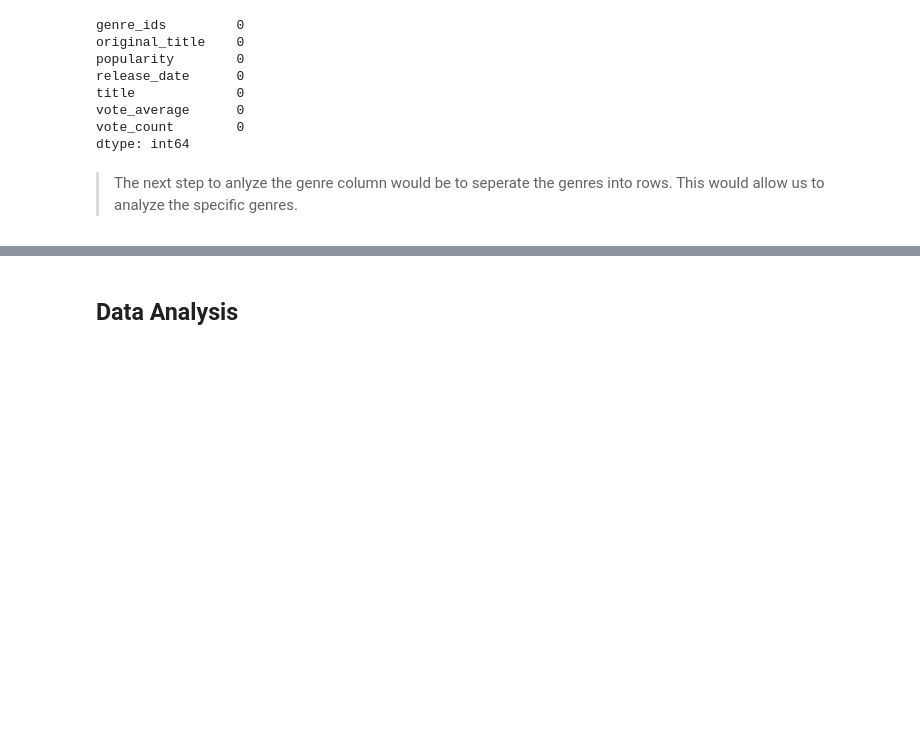
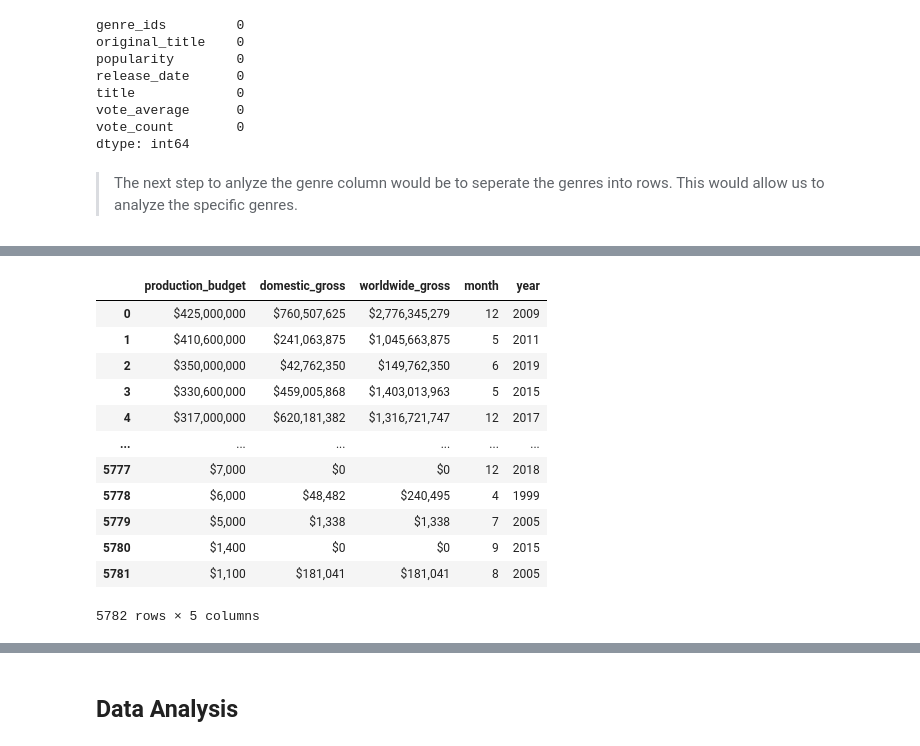
Before and after one commit to CrisThatOneCris/dsc-phase-1-project-v2-4, a Jupyter notebook: student.ipynb, the cells around one changed output, grey strips where cells are left out. Drawn from its saved outputs; the diff is of its cells as text; code cells hidden in the pictures; blank space fills up the shorter version.

```diff
--- a/student.ipynb
+++ b/student.ipynb
@@ -416,0 +444,17 @@ genre_avg_pop = genre_groups['popularity'].mean().reset_index().sort_values('pop
+# %%
+tn_movie_copy.drop(['release_date', 'id', 'movie'], axis=1, inplace=True)
+tn_movie_copy
+# %% [output]
+|  | production_budget | domestic_gross | worldwide_gross | month | year |
+| 0 | $425,000,000 | $760,507,625 | $2,776,345,279 | 12 | 2009 |
+| 1 | $410,600,000 | $241,063,875 | $1,045,663,875 | 5 | 2011 |
+| 2 | $350,000,000 | $42,762,350 | $149,762,350 | 6 | 2019 |
+| 3 | $330,600,000 | $459,005,868 | $1,403,013,963 | 5 | 2015 |
+| 4 | $317,000,000 | $620,181,382 | $1,316,721,747 | 12 | 2017 |
+| ... | ... | ... | ... | ... | ... |
+| 5777 | $7,000 | $0 | $0 | 12 | 2018 |
+| 5778 | $6,000 | $48,482 | $240,495 | 4 | 1999 |
+| 5779 | $5,000 | $1,338 | $1,338 | 7 | 2005 |
+| 5780 | $1,400 | $0 | $0 | 9 | 2015 |
+| 5781 | $1,100 | $181,041 | $181,041 | 8 | 2005 |
+5782 rows × 5 columns
```
Also changed, not shown: parts of 8 cells of this notebook.
